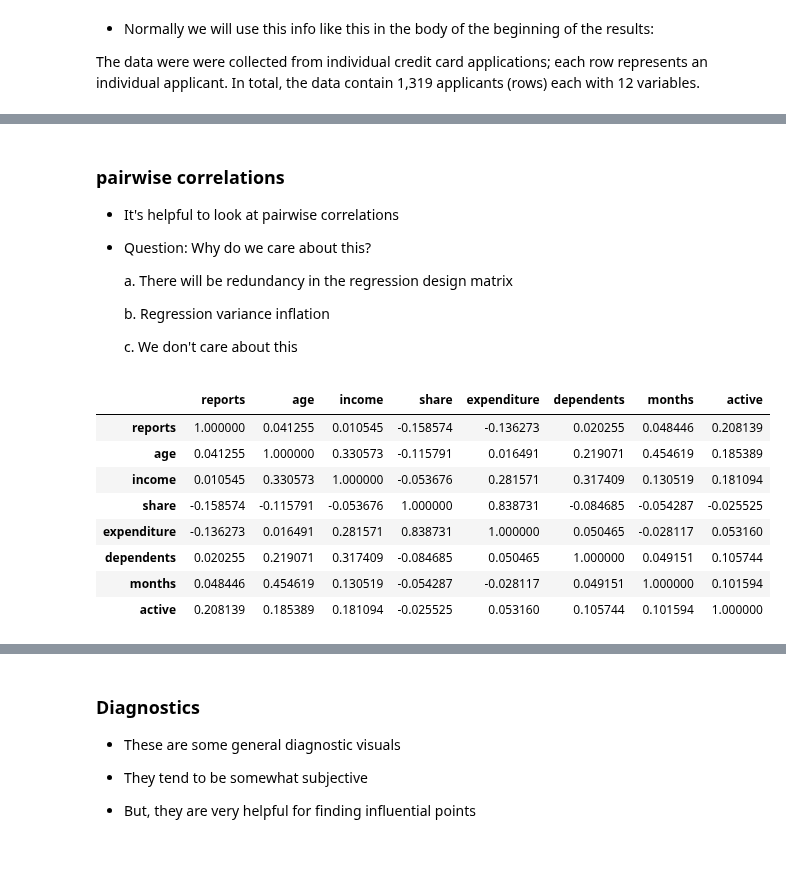
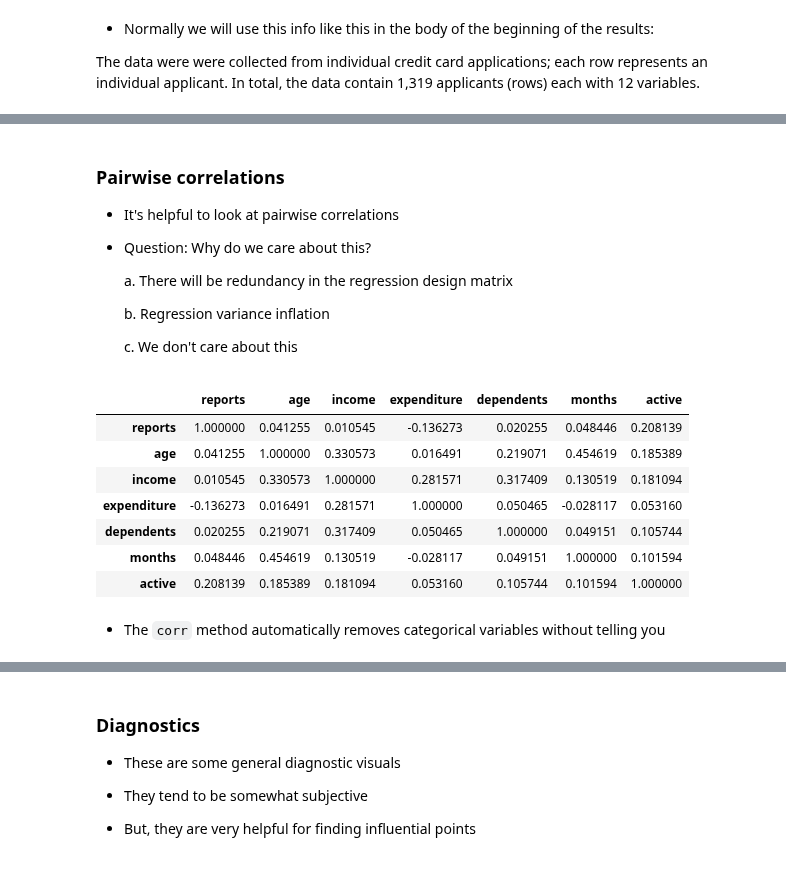
Before and after one commit to omesner/UMSTATS504, a Jupyter notebook: glms/glms.ipynb, the cells around one changed output, grey strips where cells are left out. Cells and saved outputs as stored; diff of their text form; code cells hidden in the pictures.

```diff
--- a/glms/glms.ipynb
+++ b/glms/glms.ipynb
@@ -420,5 +352,7 @@ draw_outcome_plots(df1, 'reports', 4, 4)
+# %%
+dfc = df[df.age >= 18].drop(['card', 'share'], axis=1)
 # %% [markdown]
-### pairwise correlations
+### Pairwise correlations
 
 - It's helpful to look at pairwise correlations
 
@@ -431,14 +365,15 @@ draw_outcome_plots(df1, 'reports', 4, 4)
 
     c. We don't care about this
 # %%
-df1.corr()
+dfc.corr()
 # %% [output]
-|  | reports | age | income | share | expenditure | dependents | months | active |
-| reports | 1.000000 | 0.041255 | 0.010545 | -0.158574 | -0.136273 | 0.020255 | 0.048446 | 0.208139 |
-| age | 0.041255 | 1.000000 | 0.330573 | -0.115791 | 0.016491 | 0.219071 | 0.454619 | 0.185389 |
-| income | 0.010545 | 0.330573 | 1.000000 | -0.053676 | 0.281571 | 0.317409 | 0.130519 | 0.181094 |
-| share | -0.158574 | -0.115791 | -0.053676 | 1.000000 | 0.838731 | -0.084685 | -0.054287 | -0.025525 |
-| expenditure | -0.136273 | 0.016491 | 0.281571 | 0.838731 | 1.000000 | 0.050465 | -0.028117 | 0.053160 |
-| dependents | 0.020255 | 0.219071 | 0.317409 | -0.084685 | 0.050465 | 1.000000 | 0.049151 | 0.105744 |
-| months | 0.048446 | 0.454619 | 0.130519 | -0.054287 | -0.028117 | 0.049151 | 1.000000 | 0.101594 |
-| active | 0.208139 | 0.185389 | 0.181094 | -0.025525 | 0.053160 | 0.105744 | 0.101594 | 1.000000 |
+|  | reports | age | income | expenditure | dependents | months | active |
+| reports | 1.000000 | 0.041255 | 0.010545 | -0.136273 | 0.020255 | 0.048446 | 0.208139 |
+| age | 0.041255 | 1.000000 | 0.330573 | 0.016491 | 0.219071 | 0.454619 | 0.185389 |
+| income | 0.010545 | 0.330573 | 1.000000 | 0.281571 | 0.317409 | 0.130519 | 0.181094 |
+| expenditure | -0.136273 | 0.016491 | 0.281571 | 1.000000 | 0.050465 | -0.028117 | 0.053160 |
+| dependents | 0.020255 | 0.219071 | 0.317409 | 0.050465 | 1.000000 | 0.049151 | 0.105744 |
+| months | 0.048446 | 0.454619 | 0.130519 | -0.028117 | 0.049151 | 1.000000 | 0.101594 |
+| active | 0.208139 | 0.185389 | 0.181094 | 0.053160 | 0.105744 | 0.101594 | 1.000000 |
+# %% [markdown]
+- The `corr` method automatically removes categorical variables without telling you
```
Also changed, not shown: parts of 76 cells of this notebook.
